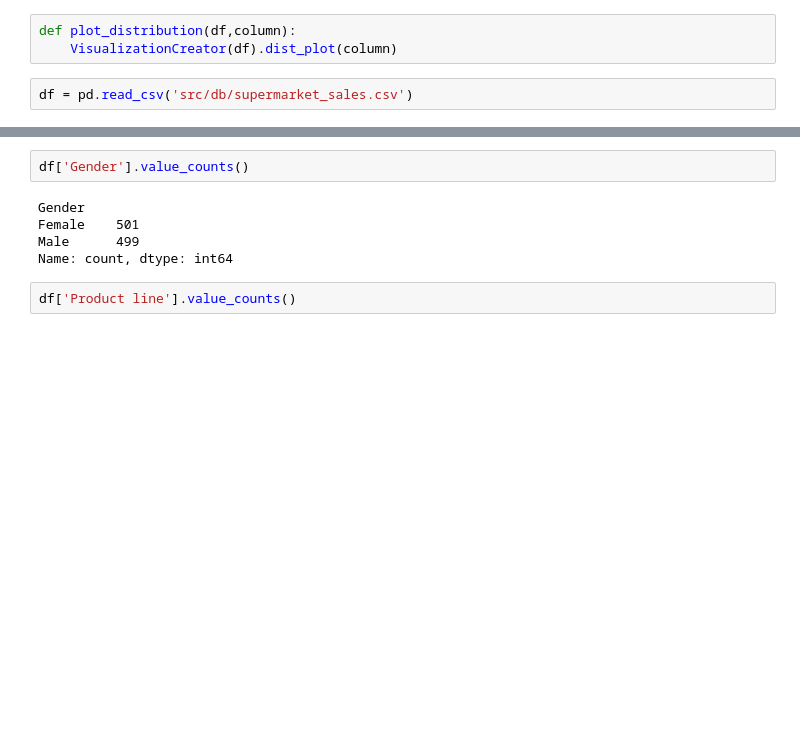
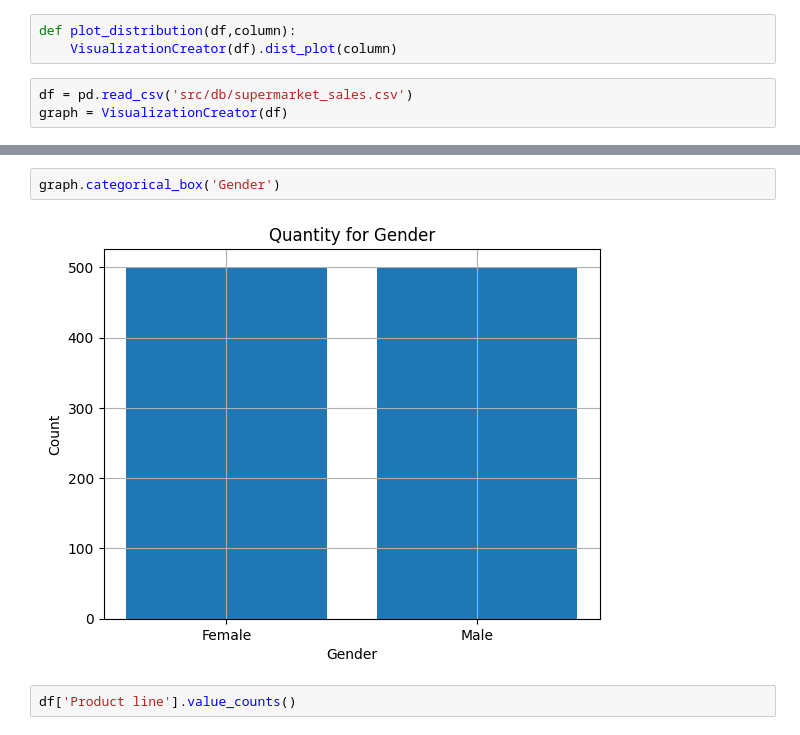
Before and after one commit to jeffk03/Supermarket-Data-Analysis, a Jupyter notebook: sales_analysis.ipynb, the cells around one changed output, grey strips where cells are left out. Drawn from its saved outputs; the diff is of its cells as text; blank space fills up the shorter version.

```diff
--- a/sales_analysis.ipynb
+++ b/sales_analysis.ipynb
@@ -9,6 +9,7 @@ def plot_distribution(df,column):
     VisualizationCreator(df).dist_plot(column)
 # %%
 df = pd.read_csv('src/db/supermarket_sales.csv')
+graph = VisualizationCreator(df)
 # %%
 df.head()
 # %% [output]
@@ -30,13 +31,10 @@ df.describe()
 | 50% | 55.230000 | 5.000000 | 12.088000 | 253.848000 | 241.76000 | 4.761905 | 12.088000 | 7.00000 |
 | 75% | 77.935000 | 8.000000 | 22.445250 | 471.350250 | 448.90500 | 4.761905 | 22.445250 | 8.50000 |
 | max | 99.960000 | 10.000000 | 49.650000 | 1042.650000 | 993.00000 | 4.761905 | 49.650000 | 10.00000 |
-# %%
-df['Gender'].value_counts()
-# %% [output]
-Gender
-Female    501
-Male      499
-Name: count, dtype: int64
+# %%
+graph.categorical_box('Gender')
+# %% [output]
+[figure, added]
 # %%
 df['Product line'].value_counts()
 # %% [output]
```
Also changed, not shown: parts of 10 cells of this notebook.
